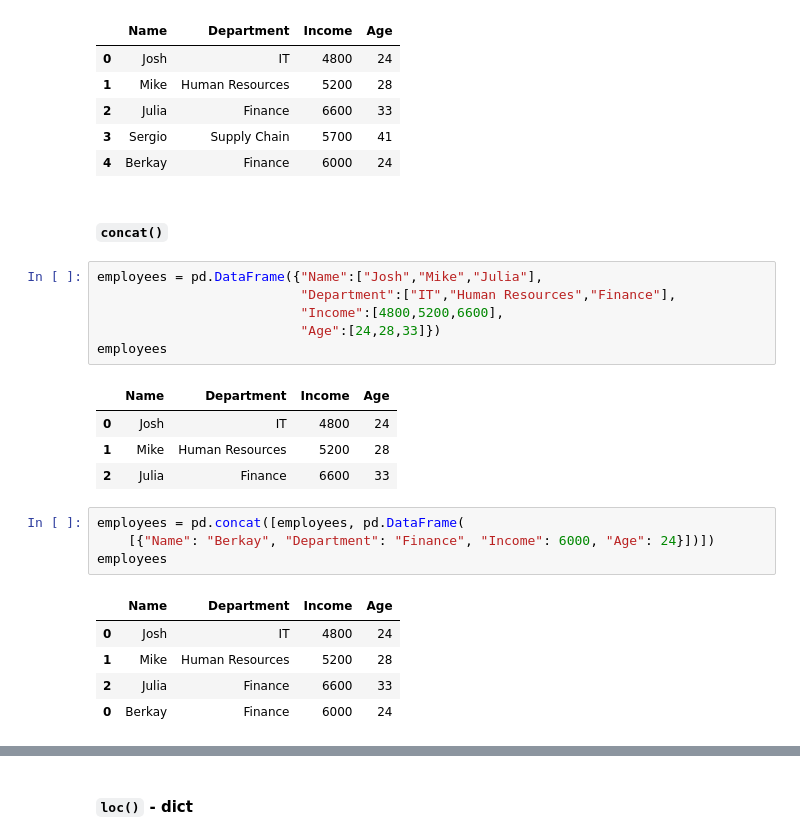
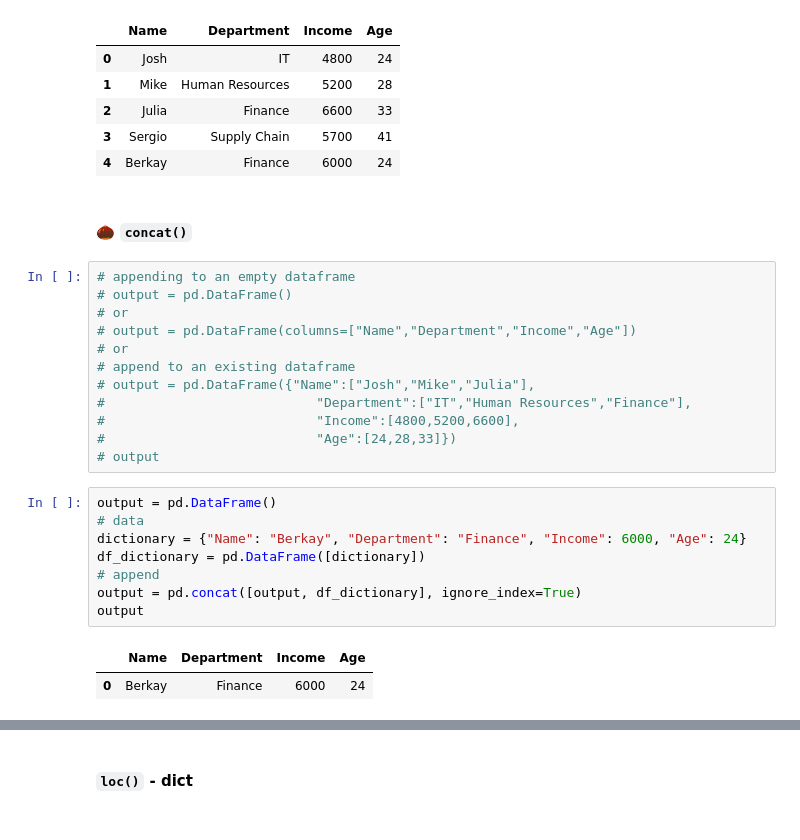
Before and after one commit to dev-SR/machine-learning, a Jupyter notebook: 01pandas/pandas.ipynb, the cells around one changed output, grey strips where cells are left out. Saved outputs shown, nothing was run; the diff lists cells and outputs as text.

Commit message:
appending to pandas df

```diff
--- a/01pandas/pandas.ipynb
+++ b/01pandas/pandas.ipynb
@@ -699,25 +699,27 @@ employees.append({"Name":"Berkay","Department":"Finance","Income":6000,"Age":24}
 | 3 | Sergio | Supply Chain | 5700 | 41 |
 | 4 | Berkay | Finance | 6000 | 24 |
 # %% [markdown]
-#### `concat()`
+#### 🌰 `concat()`
 # %%
-employees = pd.DataFrame({"Name":["Josh","Mike","Julia"],
-                          "Department":["IT","Human Resources","Finance"],
-                          "Income":[4800,5200,6600],
-                          "Age":[24,28,33]})
-employees
+# appending to an empty dataframe
+# output = pd.DataFrame()
+# or
+# output = pd.DataFrame(columns=["Name","Department","Income","Age"])
+# or
+# append to an existing dataframe
+# output = pd.DataFrame({"Name":["Josh","Mike","Julia"],
+#                           "Department":["IT","Human Resources","Finance"],
+#                           "Income":[4800,5200,6600],
+#                           "Age":[24,28,33]})
+# output
-# %% [output]
-|  | Name | Department | Income | Age |
-| 0 | Josh | IT | 4800 | 24 |
-| 1 | Mike | Human Resources | 5200 | 28 |
-| 2 | Julia | Finance | 6600 | 33 |
 # %%
-employees = pd.concat([employees, pd.DataFrame(
-    [{"Name": "Berkay", "Department": "Finance", "Income": 6000, "Age": 24}])])
-employees
+output = pd.DataFrame()
+# data
+dictionary = {"Name": "Berkay", "Department": "Finance", "Income": 6000, "Age": 24}
+df_dictionary = pd.DataFrame([dictionary])
+# append
+output = pd.concat([output, df_dictionary], ignore_index=True)
+output
 # %% [output]
 |  | Name | Department | Income | Age |
-| 0 | Josh | IT | 4800 | 24 |
-| 1 | Mike | Human Resources | 5200 | 28 |
-| 2 | Julia | Finance | 6600 | 33 |
 | 0 | Berkay | Finance | 6000 | 24 |
```
Also changed, not shown: parts of 3 cells of this notebook, 41 other files.
